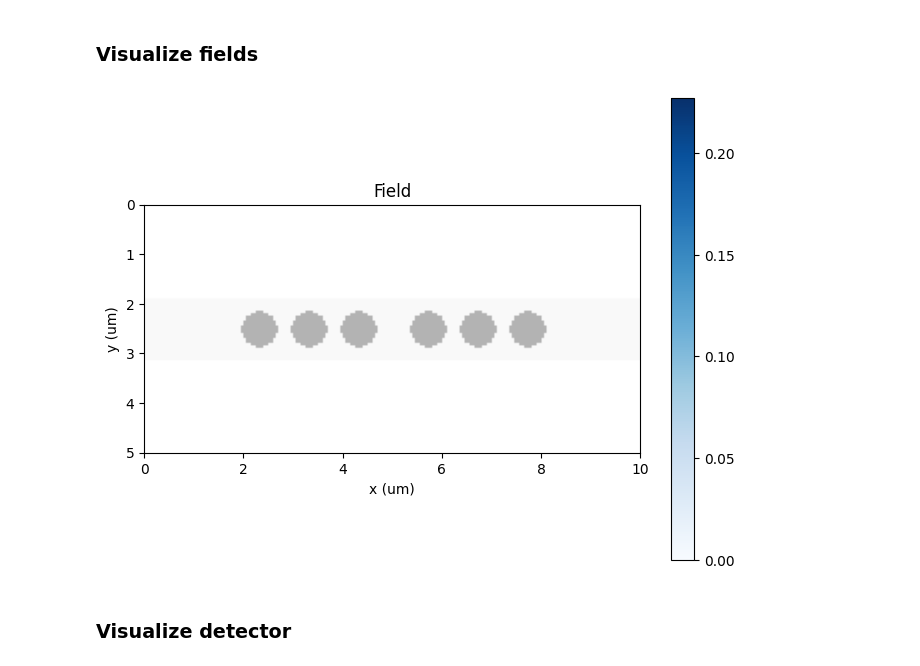
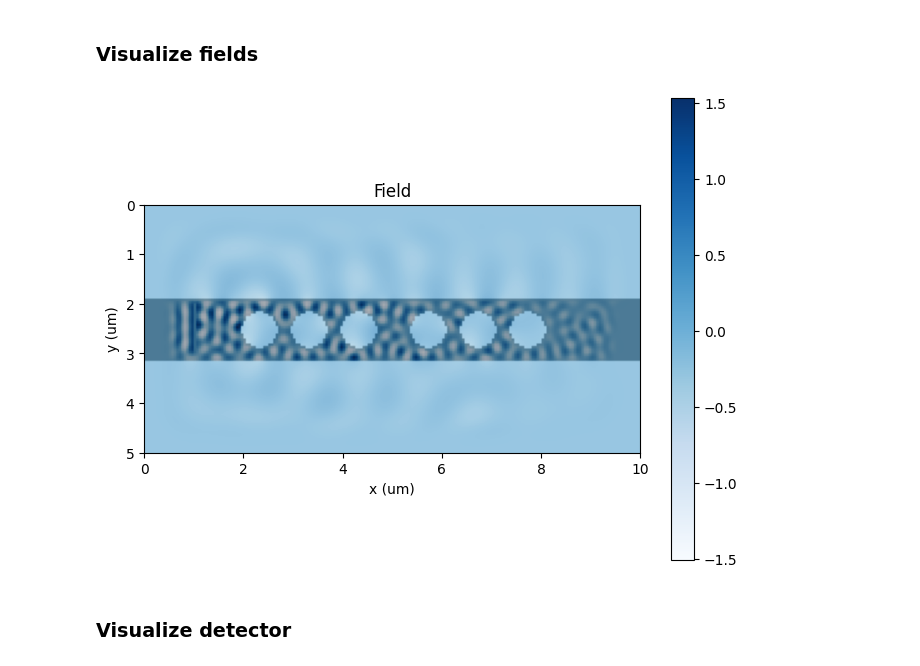
Before and after one commit to vlrmzz/tfdtd, a Jupyter notebook: resonant_mode.ipynb, the cells around one changed output. Drawn from its saved outputs; the diff is of its cells as text; code cells hidden in the pictures.

```diff
--- a/resonant_mode.ipynb
+++ b/resonant_mode.ipynb
@@ -104,9 +125,9 @@ for i in range(1, tm_sim.time_steps):
 # %% [markdown]
 ### Visualize fields
-# %%
-viz2D(tm_sim, tm_sim.Ex)
-# %% [output]
-[figure, removed]
+# %%
+viz2D(sim, sim.h_field[:,:,2])
+# %% [output]
+[figure, added]
 # %% [markdown]
 ### Visualize detector
 # %%
```
Also changed, not shown: parts of 12 cells of this notebook, 5 other files.
